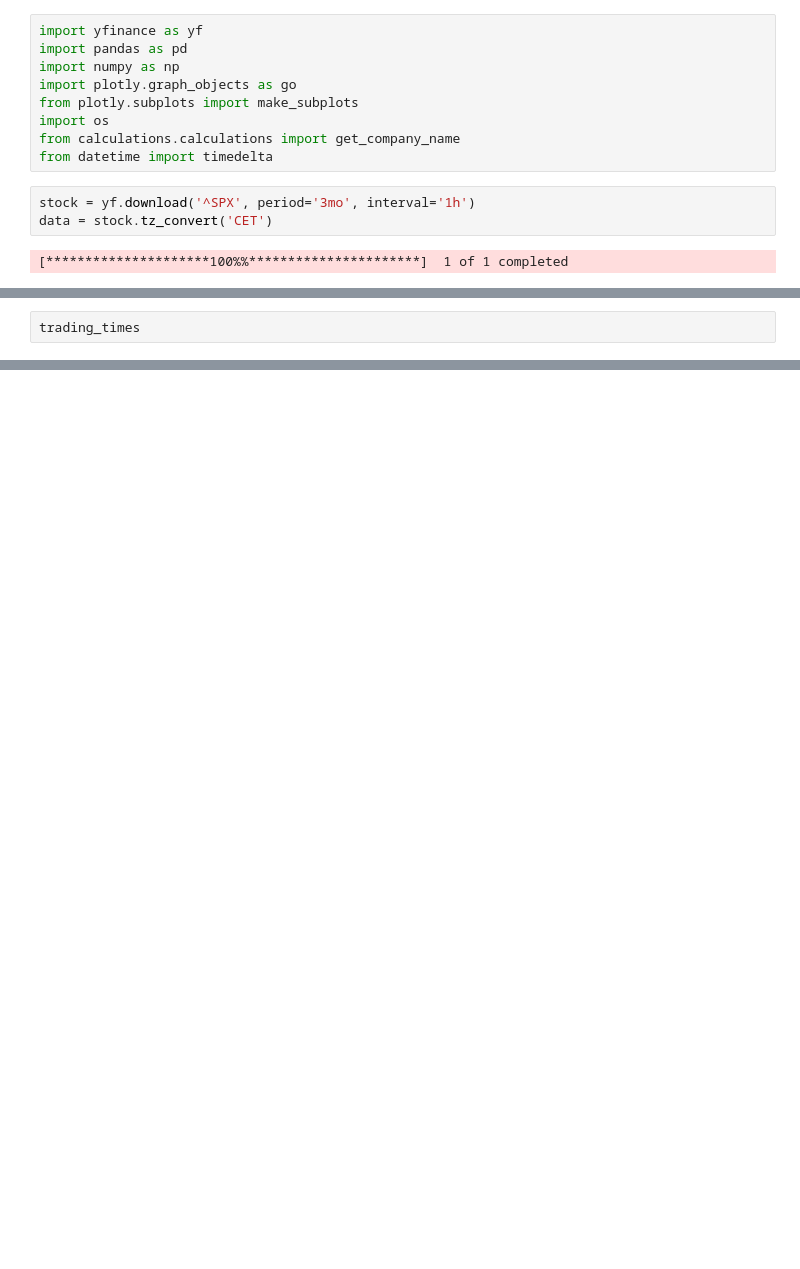
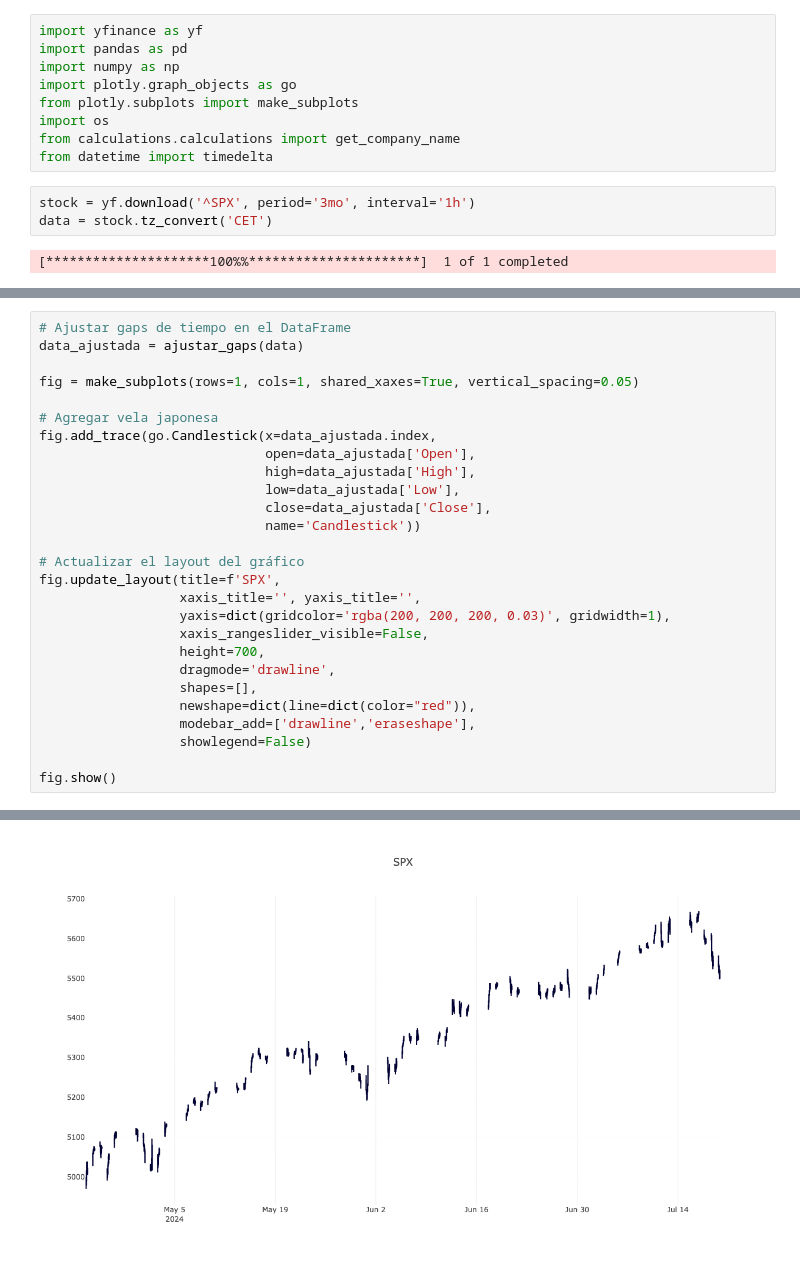
Before and after one commit to f1se4/investor, a Jupyter notebook: Tests.ipynb, the cells around one changed output, grey strips where cells are left out. Saved outputs shown, nothing was run; the diff lists cells and outputs as text; blank space fills up the shorter version.

```diff
--- a/Tests.ipynb
+++ b/Tests.ipynb
@@ -64,3 +55,28 @@ fig.show()
 # %%
-trading_times
+# Ajustar gaps de tiempo en el DataFrame
+data_ajustada = ajustar_gaps(data)
+
+fig = make_subplots(rows=1, cols=1, shared_xaxes=True, vertical_spacing=0.05)
+
+# Agregar vela japonesa
+fig.add_trace(go.Candlestick(x=data_ajustada.index,
+                             open=data_ajustada['Open'],
+                             high=data_ajustada['High'],
+                             low=data_ajustada['Low'],
+                             close=data_ajustada['Close'],
+                             name='Candlestick'))
+
+# Actualizar el layout del gráfico
+fig.update_layout(title=f'SPX',
+                  xaxis_title='', yaxis_title='',
+                  yaxis=dict(gridcolor='rgba(200, 200, 200, 0.03)', gridwidth=1),
+                  xaxis_rangeslider_visible=False,
+                  height=700,
+                  dragmode='drawline',
+                  shapes=[],
+                  newshape=dict(line=dict(color="red")),
+                  modebar_add=['drawline','eraseshape'],
+                  showlegend=False)
+
+fig.show()
 # %% [output]
@@ -78,0 +85 @@ DatetimeIndex(['2024-04-22 15:30:00+02:00', '2024-04-22 16:30:00+02:00',
+[figure, added]
```
Also changed, not shown: parts of 2 cells of this notebook.
